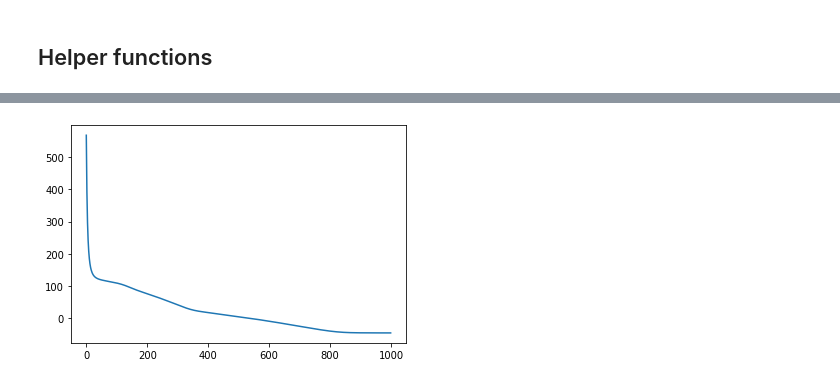
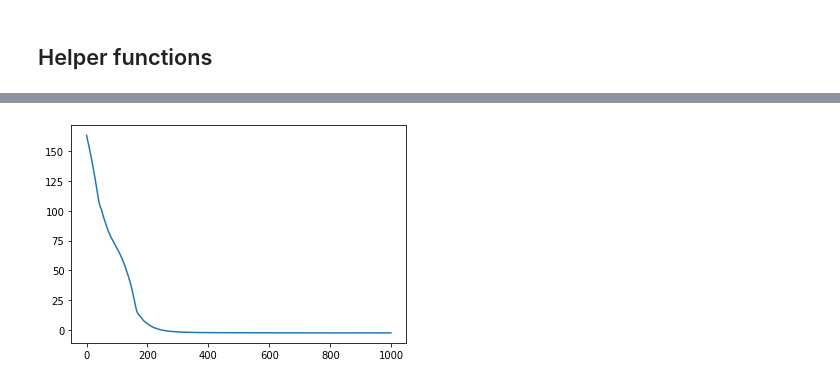
Before and after one commit to patel-zeel/blog-deprecated, a Jupyter notebook: _notebooks/2022-10-27-MOGP.ipynb, the cells around one changed output, grey strips where cells are left out. Drawn from its saved outputs; the diff is of its cells as text; code cells hidden in the pictures.

```diff
--- a/_notebooks/2022-10-27-MOGP.ipynb
+++ b/_notebooks/2022-10-27-MOGP.ipynb
@@ -32,0 +75,6 @@ def kronify(cov, params):
+# %%
+q_len = 2
+rank = 2 # if 1, slfm
+n_outputs = 2
+
+method = 'lmc' # lmc, icm
@@ -63,11 +130,5 @@ WARNING:absl:No GPU/TPU found, falling back to CPU. (Set TF_CPP_MIN_LOG_LEVEL=0
 # %%
 def loss_fn(params):
-    kernel_fn = jnp.exp(params['log_var']) * kernels.ExpSquared(scale=jnp.exp(params['log_scale']))
-    cov = kernel_fn(x, x) + jnp.eye(x.shape[0])*jnp.exp(params['log_noise'])
-    mo_cov = kronify(cov, params)
+    mo_cov = kron_cov_fn(params, x, x, add_noise=True)
+#     print(y.shape, mo_cov.shape)
     return -jax.scipy.stats.multivariate_normal.logpdf(y, jnp.zeros_like(y), mo_cov)
-# %%
-key = jax.random.PRNGKey(1)
-params = {'a1': jnp.zeros((2,)), 'a2': jnp.zeros((2,)), 'log_var':0.0, 'log_scale':0.0, 'log_noise':0.0}
-params = random_fill(key, params)
-params
@@ -79,0 +135,16 @@ params
+# %%
+key = jax.random.PRNGKey(1)
+if method == 'icm':
+    params = {'log_var':0.0, 'log_scale':0.0, 'log_noise':0.0}
+    for i in range(1, q_len+1):
+        params[f'a{i}'] = jnp.zeros((n_outputs, rank))
+elif method == 'lmc':
+    params = {}
+    for i in range(1, q_len+1):
+        params[f'a{i}'] = jnp.zeros((n_outputs, rank))
+        params[f'log_var{i}'] = 0.0
+        params[f'log_scale{i}'] = 0.0
+        params[f'log_noise{i}'] = 0.0
+
+params = random_fill(key, params)
+params
@@ -84,24 +166,24 @@ DeviceArray(128.62227, dtype=float32)
 # %%
-key = jax.random.PRNGKey(2)
+key = jax.random.PRNGKey(3)
 params = random_fill(key, params)
 
 n_iters = 1000
 
 value_and_grad_fn = jax.jit(jax.value_and_grad(loss_fn))
 opt = optax.adam(0.01)
 state = opt.init(params)
 
 def one_step(params_and_state, xs):
     params, state = params_and_state
     loss, grads = value_and_grad_fn(params)
     updates, state = opt.update(grads, state)
     params = optax.apply_updates(params, updates)
     return (params, state), (params, loss)
 
 (tuned_params, state), (params_history, loss_history) = jax.lax.scan(one_step, init=(params, state), xs=None, length=n_iters)
 
 plt.plot(loss_history);
 # %% [output]
-[figure, old version]
+[figure, new version]
 # %%
 def predict_fn(params, x_test):
```
Also changed, not shown: parts of 13 cells of this notebook.
